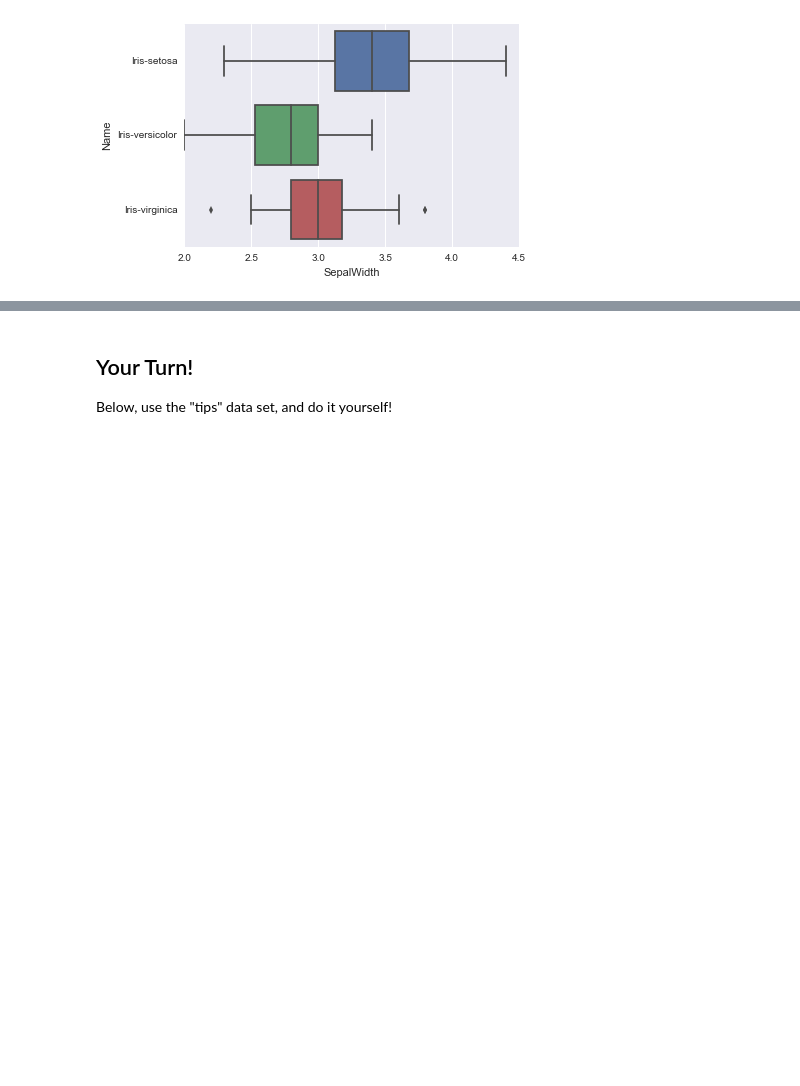
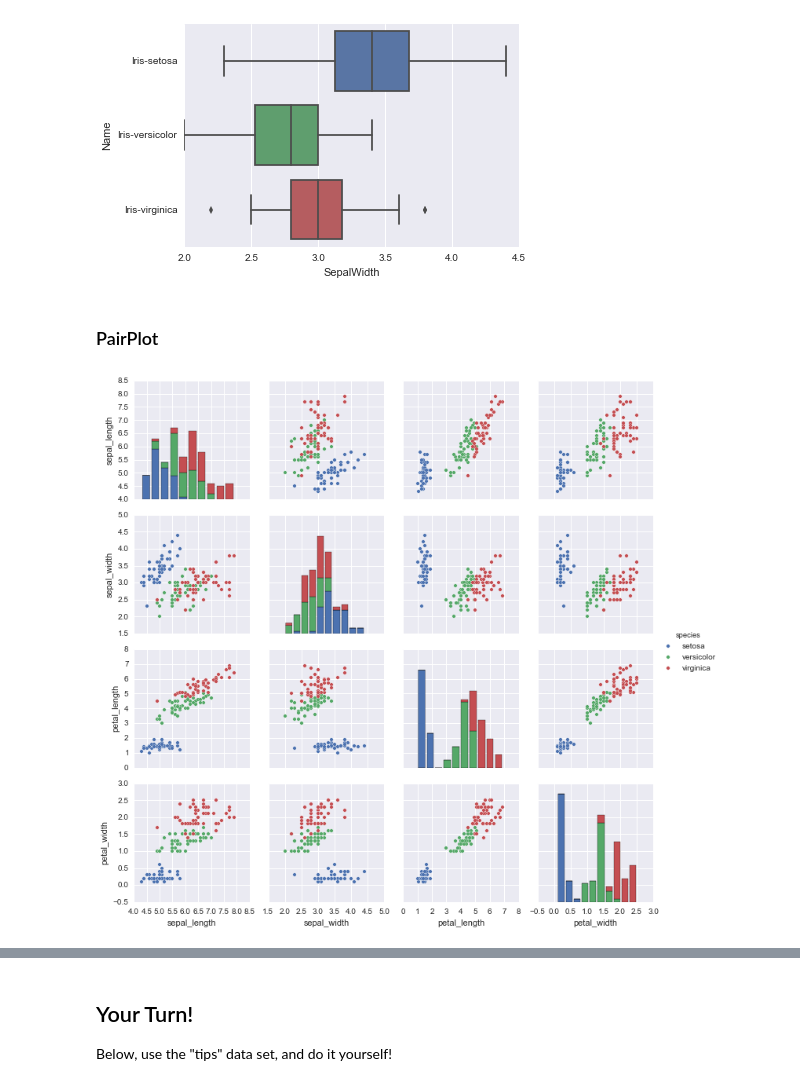
Before and after one commit to diego898/ipython_intro_csoi, a Jupyter notebook: Introduction to IPython.ipynb, the cells around one changed output, grey strips where cells are left out. Drawn from its saved outputs; the diff is of its cells as text; code cells hidden in the pictures; blank space fills up the shorter version.

```diff
--- a/Introduction to IPython.ipynb
+++ b/Introduction to IPython.ipynb
@@ -527,3 +544,10 @@ plt.xlabel('Sepal Length');plt.ylabel('Sepal Width');
 sns.boxplot(iris_df['SepalWidth'], iris_df['Name']);
 # %% [output]
 [figure]
+# %% [markdown]
+### PairPlot
+# %%
+iris_df = sns.load_dataset("iris");
+sns.pairplot(iris_df, hue="species");
+# %% [output]
+[figure, added]
```
Also changed, not shown: parts of 47 cells of this notebook, 4 other files.
